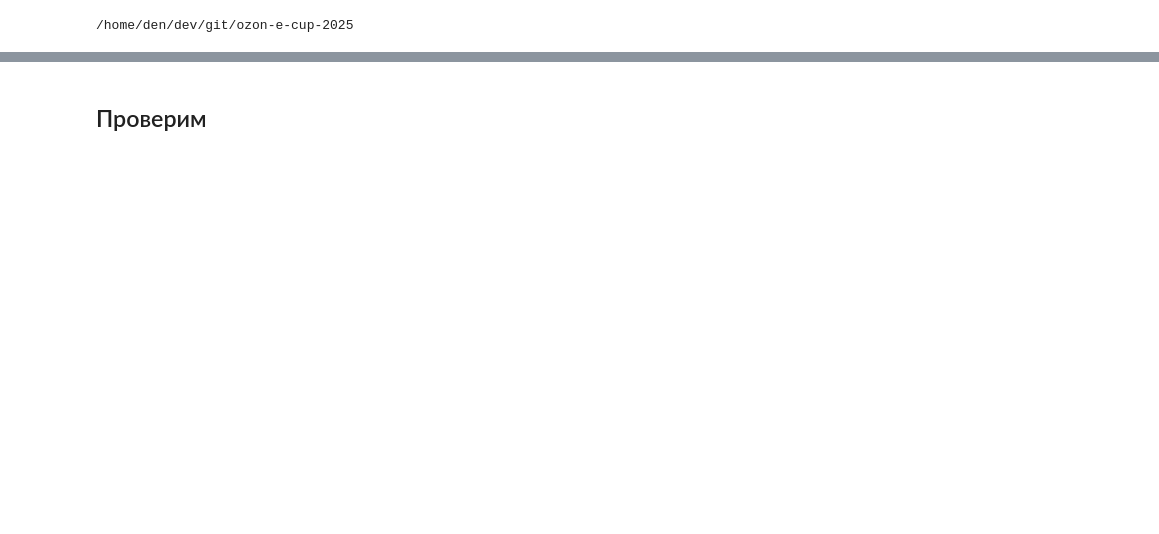
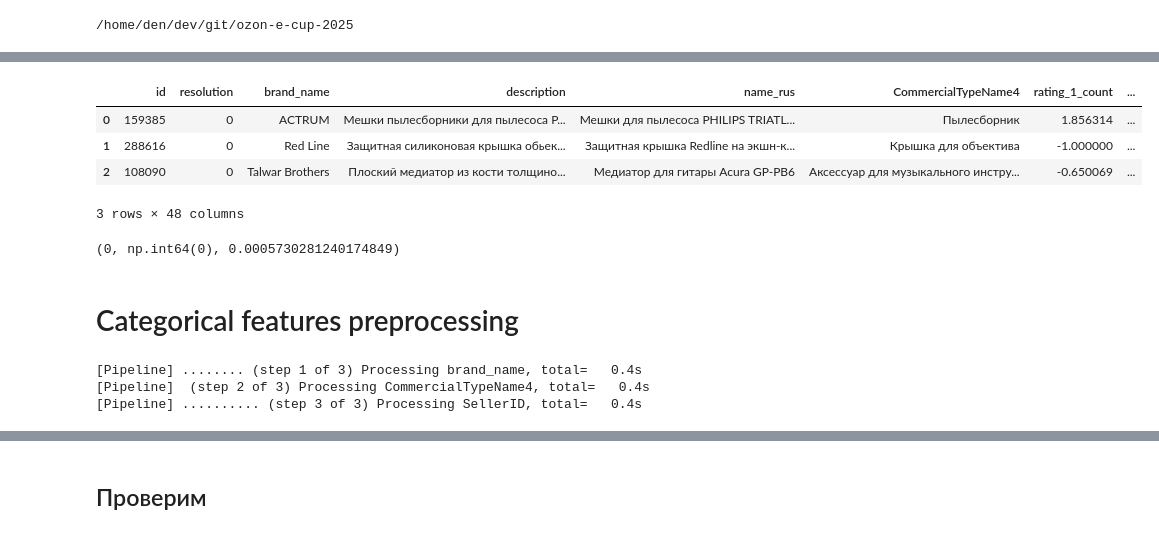
Before and after one commit to Closing-AI/ozon-e-cup-2025, a Jupyter notebook: notebooks/add_processed_numeric_categorical_feats.ipynb, the cells around one changed output, grey strips where cells are left out. Saved outputs shown, nothing was run; the diff lists cells and outputs as text; code cells hidden in the pictures; blank space fills up the shorter version.

Commit message:
update preprocessing

```diff
--- a/notebooks/add_processed_numeric_categorical_feats.ipynb
+++ b/notebooks/add_processed_numeric_categorical_feats.ipynb
@@ -17,0 +18,3 @@ test = pd.read_csv("data/1__test_with_flags.csv")
+# %%
+num_prep_pipe = prep.NUMERIC_PREP_PIPELINE
+num_prep_pipe = num_prep_pipe.fit(train)
@@ -17,0 +39,17 @@ test = pd.read_csv("data/1__test_with_flags.csv")
+# %%
+transformed_train = num_prep_pipe.transform(train)
+transformed_train.head(3)
+# %% [output]
+|  | id | resolution | brand_name | description | name_rus | CommercialTypeName4 | rating_1_count | ... |
+| 0 | 159385 | 0 | ACTRUM | Мешки пылесборники для пылесоса P... | Мешки для пылесоса PHILIPS TRIATL... | Пылесборник | 1.856314 | ... |
+| 1 | 288616 | 0 | Red Line | Защитная силиконовая крышка обьек... | Защитная крышка Redline на экшн-к... | Крышка для объектива | -1.000000 | ... |
+| 2 | 108090 | 0 | Talwar Brothers | Плоский медиатор из кости толщино... | Медиатор для гитары Acura GP-PB6 | Аксессуар для музыкального инстру... | -0.650069 | ... |
+3 rows × 48 columns
+# %%
+train[train["PriceDiscounted"] < 0].shape[0], train.PriceDiscounted.isna().sum(), transformed_train[
+    transformed_train["PriceDiscounted"] == -1
+].shape[0] / train.shape[0]
+# %% [output]
+(0, np.int64(0), 0.0005730281240174849)
+# %% [markdown]
+# Categorical features preprocessing
@@ -17,0 +60,7 @@ test = pd.read_csv("data/1__test_with_flags.csv")
+# %%
+cat_prep_pipe = prep.CATEGORIAL_PREP_PIPELINE
+cat_prep_pipe = cat_prep_pipe.fit(train)
+# %% [output]
+[Pipeline] ........ (step 1 of 3) Processing brand_name, total=   0.4s
+[Pipeline]  (step 2 of 3) Processing CommercialTypeName4, total=   0.4s
+[Pipeline] .......... (step 3 of 3) Processing SellerID, total=   0.4s
```
Also changed, not shown: parts of 14 cells of this notebook, 4 other files.
